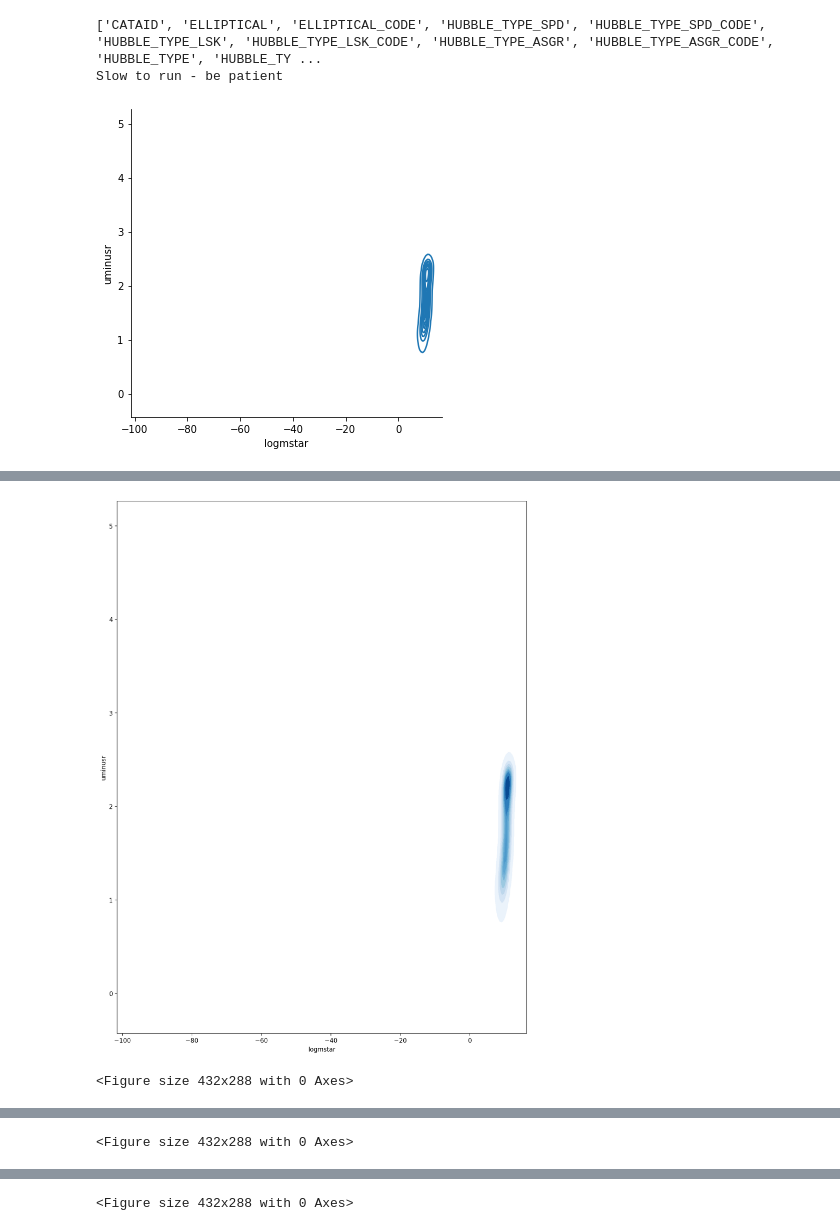
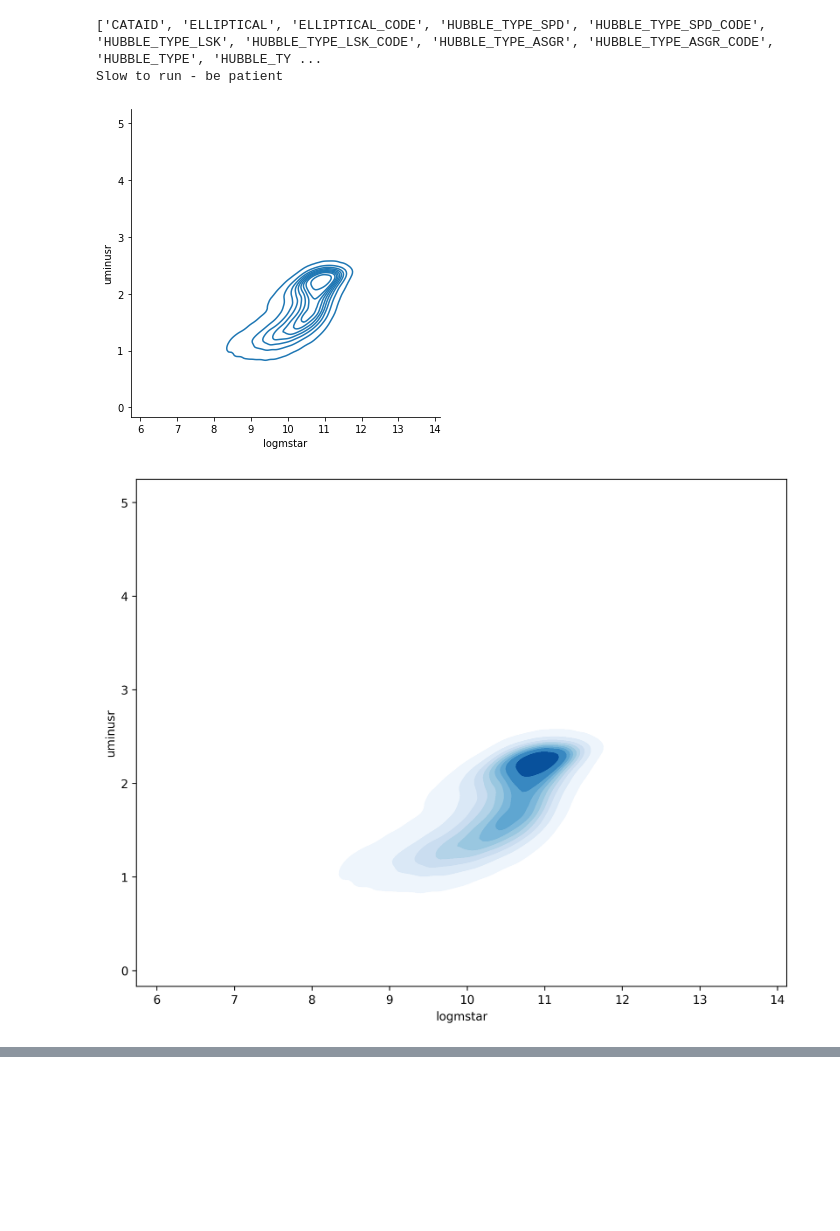
Before and after one commit to KeithSloan/MSc_Project, a Jupyter notebook: Jupyter/AstropyTable/CountourMapsAll.ipynb, the cells around one changed output, grey strips where cells are left out. Cells and saved outputs as stored; diff of their text form; code cells hidden in the pictures; blank space fills up the shorter version.

```diff
--- a/Jupyter/AstropyTable/CountourMapsAll.ipynb
+++ b/Jupyter/AstropyTable/CountourMapsAll.ipynb
@@ -9,14 +9,22 @@ from scipy import stats
 # CLEAN Data
 #RErange = Table.read('../../GAMA_Data/REMassEClassEmeasure.fits')
 stellarMasses = Table.read('../../GAMA_Data/StellarMassesv19.fits')
+stellarMasses = stellarMasses[stellarMasses['uminusr']> 0.001]
+stellarMasses = stellarMasses[stellarMasses['logmstar']> 0.001]
+
+stellarMasses = stellarMasses[stellarMasses['logmstar']> 6.0]
+
 visualMorph = Table.read('../../GAMA_Data/VisualMorphologyv03.fits')
 RErange = join(visualMorph,stellarMasses,keys='CATAID',join_type='inner')
 #RErange = RErange[RErange['SurfaceDensityFlag'] == 0]
 #RErange = RErange[RErange['SurfaceDensity'] < 50]
 #RErange = RErange[RErange['AGEDenParFlag'] == 0]
 #RErange = RErange[RErange['CountInCylFlag'] == 0]
-RErange = RErange[RErange['uminusr']> 0.001]
-RErange = RErange[RErange['logmstar']> 0.001]
+#RErange = RErange[RErange['uminusr']> 0.001]
+#RErange = RErange[RErange['logmstar']> 0.001]
+
+
+
 
 print(RErange.colnames)
 print("Slow to run - be patient")
@@ -33,15 +41,15 @@ sns.displot(df, x='logmstar', y='uminusr', kind="kde")
 #sns.displot(df, kind="kde")
 #sns.kdeplot(df);
 #sns.kdeplot(RErange[xfield], RErange[yfield], cmap='Blues')
+plt.savefig('../../ChartsPlots/CountourMapAll.png', dpi=300, bbox_inches='tight')
 plt.show()
-plt.savefig('../../ChartsPlots/CountourMapAll.png', dpi=300, bbox_inches='tight')
 
-fig = plt.figure(figsize=(12, 16), dpi=200)
+fig = plt.figure(figsize=(10, 8), dpi=300)
 ax1 = fig.add_subplot(1, 1, 1)
 sns.kdeplot(df.logmstar, df.uminusr, ax = ax1, cmap='Blues',  fill=True)
 #sns.kdeplot(df.logmstar, df.uminusr, ax = ax1,  hue="kind", fill=True)
+plt.savefig('../../ChartsPlots/CountourMapAllFilled.png', dpi=300, bbox_inches='tight')
 plt.show()
-plt.savefig('../../ChartsPlots/CountourMapAllFilled.png', dpi=300, bbox_inches='tight')
 
 df = RErange.to_pandas()
 
@@ -49,16 +57,16 @@ sns.displot(df, x='logmstar', y='uminusr', kind="kde")
 #sns.displot(df, kind="kde")
 #sns.kdeplot(df);
 #sns.kdeplot(RErange[xfield], RErange[yfield], cmap='Blues')
+plt.savefig('../../ChartsPlots/CountourMapVisual.png', dpi=300, bbox_inches='tight')
 plt.show()
-plt.savefig('../../ChartsPlots/CountourMapVisual.png', dpi=300, bbox_inches='tight')
 
-fig = plt.figure(figsize=(12, 16), dpi=200)
+fig = plt.figure(figsize=(10, 8), dpi=300)
 ax1 = fig.add_subplot(1, 1, 1)
 sns.kdeplot(df.logmstar, df.uminusr, ax = ax1, cmap='Blues',  fill=True)
 #sns.kdeplot(df.logmstar, df.uminusr, ax = ax1,  hue="kind", fill=True)
+
+plt.savefig('../../ChartsPlots/CountourMapVisualFilled.png', dpi=300, bbox_inches='tight')
 plt.show()
-plt.savefig('../../ChartsPlots/CountourMapVisualFilled.png', dpi=300, bbox_inches='tight')
-
 
 
 print(stats.linregress(RErange[xfield],RErange[yfield]))
@@ -67,31 +75,32 @@ print(m,c)
 delta = 0.2
 RErange.add_column(RErange[yfield] > RErange[xfield]*m + c-delta,name='RedBlue')
 print(RErange['RedBlue'])
 red = len(RErange[RErange['RedBlue'] == True])
 num = len(RErange)
 blue = num - red
 print('Total : '+str(num))
 print('Red   : '+str(red))
 print('Blue  : '+str(blue))
 fig.tight_layout()
 # %% [output]
 WARNING: MergeConflictWarning: Cannot merge meta key 'EXTNAME' types <class 'str'> and <class 'str'>, choosing EXTNAME='StellarMasses' [astropy.utils.metadata]
 WARNING: MergeConflictWarning: Cannot merge meta key 'TUCD1' types <class 'str'> and <class 'str'>, choosing TUCD1='meta.id;meta.main' [astropy.utils.metadata]
 WARNING: MergeConflictWarning: Cannot merge meta key 'TCOMM2' types <class 'str'> and <class 'str'>, choosing TCOMM2='Heliocentric redshift' [astropy.utils.metadata]
 WARNING: MergeConflictWarning: Cannot merge meta key 'TUCD2' types <class 'str'> and <class 'str'>, choosing TUCD2='src.redshift' [astropy.utils.metadata]
 WARNING: MergeConflictWarning: Cannot merge meta key 'TCOMM3' types <class 'str'> and <class 'str'>, choosing TCOMM3='Normalised redshift quality (use nQ > 2 for science)' [astropy.utils.metadata]
 WARNING: MergeConflictWarning: Cannot merge meta key 'TUCD3' types <class 'str'> and <class 'str'>, choosing TUCD3='meta.code.qual;src.redshift' [astropy.utils.metadata]
 WARNING: MergeConflictWarning: Cannot merge meta key 'TCOMM4' types <class 'str'> and <class 'str'>, choosing TCOMM4='Redshift source flag (GAMA=5; SDSS=1)' [astropy.utils.metadata]
 WARNING: MergeConflictWarning: Cannot merge meta key 'TUCD4' types <class 'str'> and <class 'str'>, choosing TUCD4='meta.code;meta.dataset' [astropy.utils.metadata]
 WARNING: MergeConflictWarning: Cannot merge meta key 'TCOMM5' types <class 'str'> and <class 'str'>, choosing TCOMM5='Target selection flag (>=3 for main survey targets)' [astropy.utils.metadata]
 WARNING: MergeConflictWarning: Cannot merge meta key 'TUCD5' types <class 'str'> and <class 'str'>, choosing TUCD5='meta.code;meta.dataset' [astropy.utils.metadata]
 WARNING: MergeConflictWarning: Cannot merge meta key 'TCOMM6' types <class 'str'> and <class 'str'>, choosing TCOMM6='Flow corrected redshift using Tonry et al. model' [astropy.utils.metadata]
 WARNING: MergeConflictWarning: Cannot merge meta key 'TUCD6' types <class 'str'> and <class 'str'>, choosing TUCD6='src.redshift' [astropy.utils.metadata]
 ... (32 lines left out)
 WARNING: MergeConflictWarning: Cannot merge meta key 'NAME' types <class 'str'> and <class 'str'>, choosing NAME='StellarMasses' [astropy.utils.metadata]
 WARNING: MergeConflictWarning: Cannot merge meta key 'VERSION' types <class 'str'> and <class 'str'>, choosing VERSION='v19' [astropy.utils.metadata]
 WARNING: MergeConflictWarning: Cannot merge meta key 'DATE' types <class 'str'> and <class 'str'>, choosing DATE='2016-09-27' [astropy.utils.metadata]
 WARNING: MergeConflictWarning: Cannot merge meta key 'CONTACT' types <class 'str'> and <class 'str'>, choosing CONTACT='Edward Taylor <entaylor@swin.edu.au>' [astropy.utils.metadata]
 ['CATAID', 'ELLIPTICAL', 'ELLIPTICAL_CODE', 'HUBBLE_TYPE_SPD', 'HUBBLE_TYPE_SPD_CODE', 'HUBBLE_TYPE_LSK', 'HUBBLE_TYPE_LSK_CODE', 'HUBBLE_TYPE_ASGR', 'HUBBLE_TYPE_ASGR_CODE', 'HUBBLE_TYPE', 'HUBBLE_TY ...
 Slow to run - be patient
-[figure, old version]
+[figure, new version]
+[figure, new version]
@@ -99,2 +125,0 @@ Slow to run - be patient
-[figure, old version]
-<Figure size 432x288 with 0 Axes>
@@ -102 +125,0 @@ Slow to run - be patient
-<Figure size 432x288 with 0 Axes>
@@ -121 +125,0 @@ Blue  : 8556
-<Figure size 432x288 with 0 Axes>
```
Also changed, not shown: parts of 1 cell of this notebook, 36 other files.
